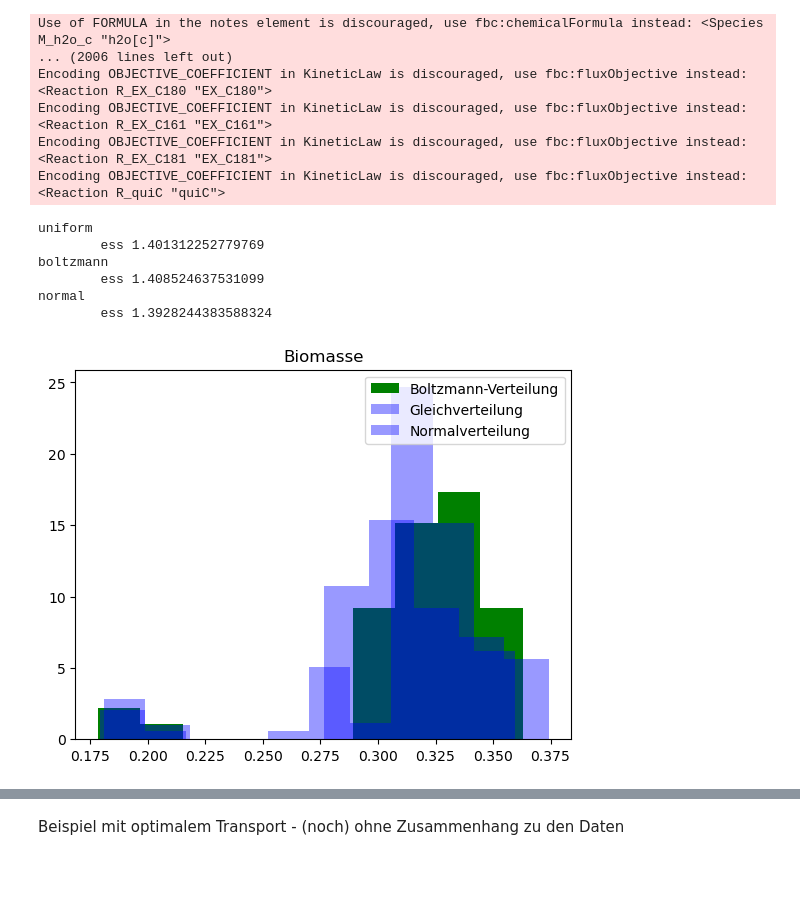
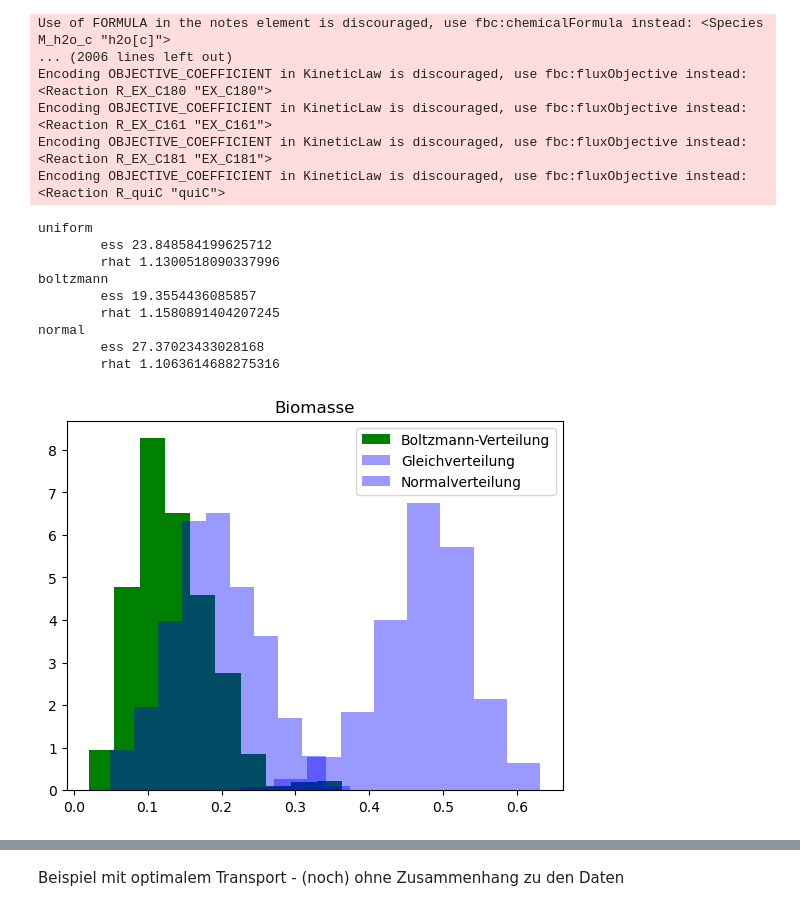
Before and after one commit to JuBiotech/Supplement_to_Heinzel_et_al._MaxEnt_2024, a Jupyter notebook: kompletter_Code.ipynb, the cells around one changed output, grey strips where cells are left out. Saved outputs shown, nothing was run; the diff lists cells and outputs as text; code cells hidden in the pictures; blank space fills up the shorter version.

```diff
--- a/kompletter_Code.ipynb
+++ b/kompletter_Code.ipynb
@@ -328,10 +329,10 @@ problems = {
 # %%
 rhat = {}
 ess = {}
-samples_pyk = {}
-acceptance_rate_pyk = {}
-n_chains = 1
-n_samples = 100
+samples = {}
+acceptance_rate = {}
+n_chains = 4
+n_samples = 10000
 thinning = 10
 
 for p, liste in problems.items():
@@ -341,24 +342,29 @@ for p, liste in problems.items():
     proposal = hopsy.UniformCoordinateHitAndRunProposal(v, starting_point=s)
     mcs = [hopsy.MarkovChain(problem=v, proposal=proposal) for i in range(n_chains)]
     rngs = [hopsy.RandomNumberGenerator(i) for i in range(n_chains)]
-    acceptance_rate_pyk[p], samples_pyk[p] = hopsy.sample(mcs, rngs, n_samples=n_samples, thinning=thinning, n_procs=1)
-    ess[p] = hopsy.ess(samples_pyk[p])
+    acceptance_rate[p], samples[p] = hopsy.sample(mcs, rngs, n_samples=n_samples, thinning=thinning, n_procs=1)
+    ess[p] = hopsy.ess(samples[p])
     print('\tess', np.min(ess[p]))
+    rhat[p] = hopsy.rhat(samples[p])
+    print('\trhat', np.max(rhat[p]))
 # %% [output]
 uniform
-        ess 1.401312252779769
+        ess 23.848584199625712
+        rhat 1.1300518090337996
 boltzmann
-        ess 1.408524637531099
+        ess 19.3554436085857
+        rhat 1.1580891404207245
 normal
-        ess 1.3928244383588324
+        ess 27.37023433028168
+        rhat 1.1063614688275316
 # %%
 plt.title('Biomasse')
-plt.hist(samples_pyk['boltzmann'][0, :, biomass_index], density = True, color = "green", label = "Boltzmann-Verteilung")
-plt.hist(samples_pyk['uniform'][0, :, biomass_index], density = True, color = "blue", label = "Gleichverteilung", alpha = 0.4)
-plt.hist(samples_pyk['normal'][0, :, biomass_index], density = True, color = "blue", label = "Normalverteilung", alpha = 0.4)
+plt.hist(samples['boltzmann'][0, :, biomass_index], density = True, color = "green", label = "Boltzmann-Verteilung")
+plt.hist(samples['uniform'][0, :, biomass_index], density = True, color = "blue", label = "Gleichverteilung", alpha = 0.4)
+plt.hist(samples['normal'][0, :, biomass_index], density = True, color = "blue", label = "Normalverteilung", alpha = 0.4)
 
 plt.legend(loc='upper right')
 
 plt.show()
 # %% [output]
-[figure, old version]
+[figure, new version]
```
Also changed, not shown: parts of 9 cells of this notebook.
